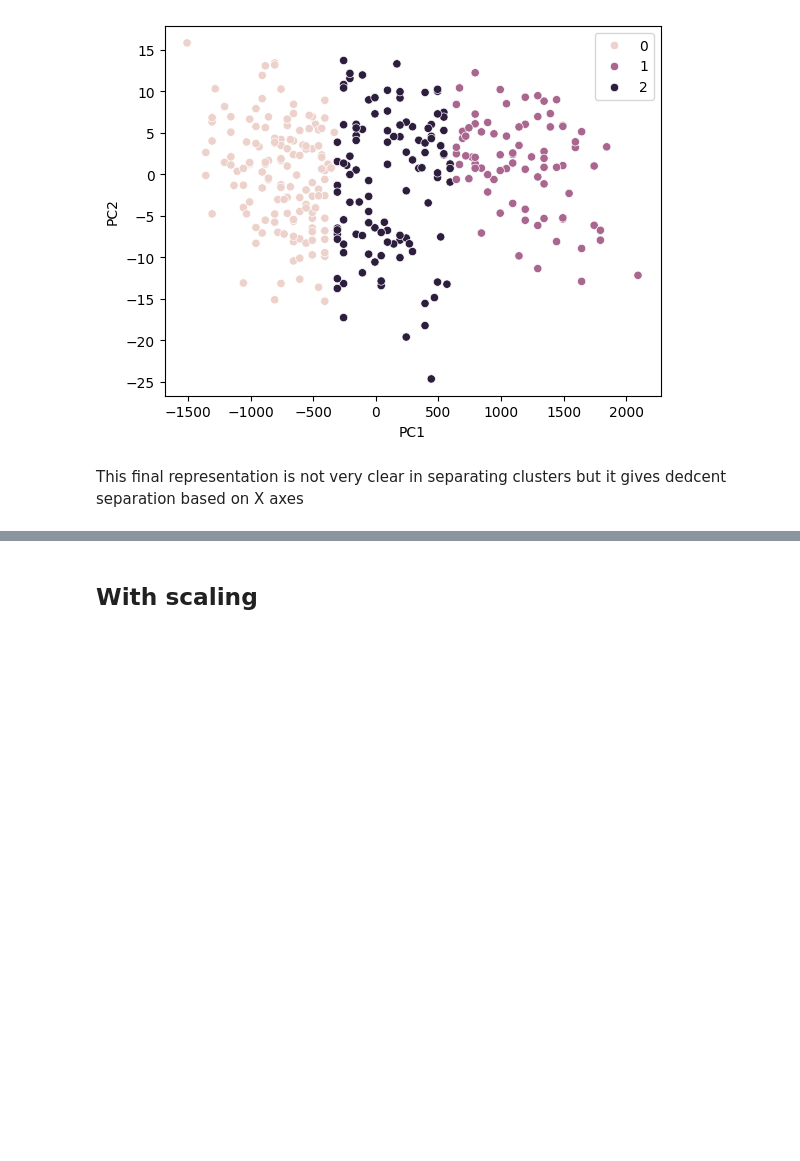
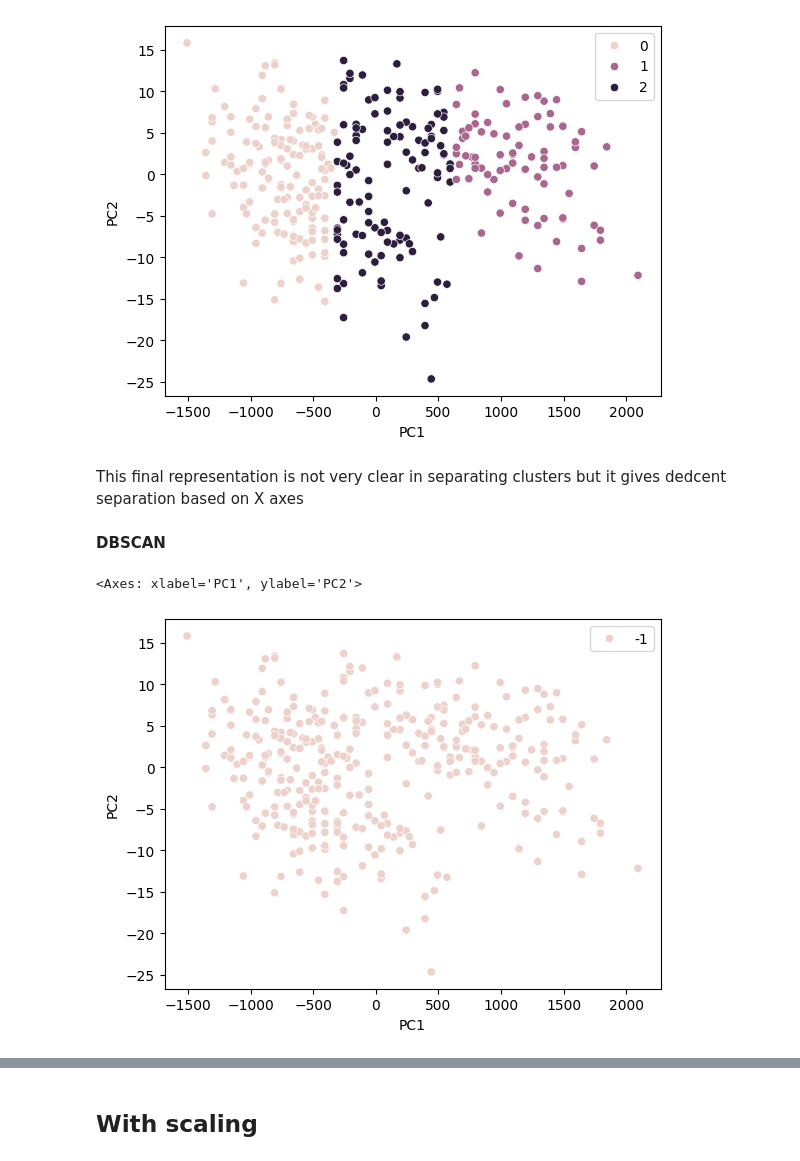
Before and after one commit to Bladwark/Penguins, a Jupyter notebook: penguins_type_analysis.ipynb, the cells around one changed output, grey strips where cells are left out. Cells and saved outputs as stored; diff of their text form; code cells hidden in the pictures; blank space fills up the shorter version.

Commit message:
DBSCAN & MeanShift clusterization approach added

```diff
--- a/penguins_type_analysis.ipynb
+++ b/penguins_type_analysis.ipynb
@@ -396,3 +398,11 @@ sns.scatterplot(data = df_reduced_no_scaling, x = 'PC1', y = 'PC2', hue = kmeans
 [figure]
 # %% [markdown]
 This final representation is not very clear in separating clusters but it gives dedcent separation based on X axes
+# %% [markdown]
+**DBSCAN**
+# %%
+dbsc = DBSCAN(min_samples=10).fit(df_reduced_no_scaling)
+sns.scatterplot(data = df_reduced_no_scaling, x = 'PC1', y = 'PC2', hue = dbsc.labels_)
+# %% [output]
+<Axes: xlabel='PC1', ylabel='PC2'>
+[figure, added]
```
Also changed, not shown: parts of 15 cells of this notebook.
